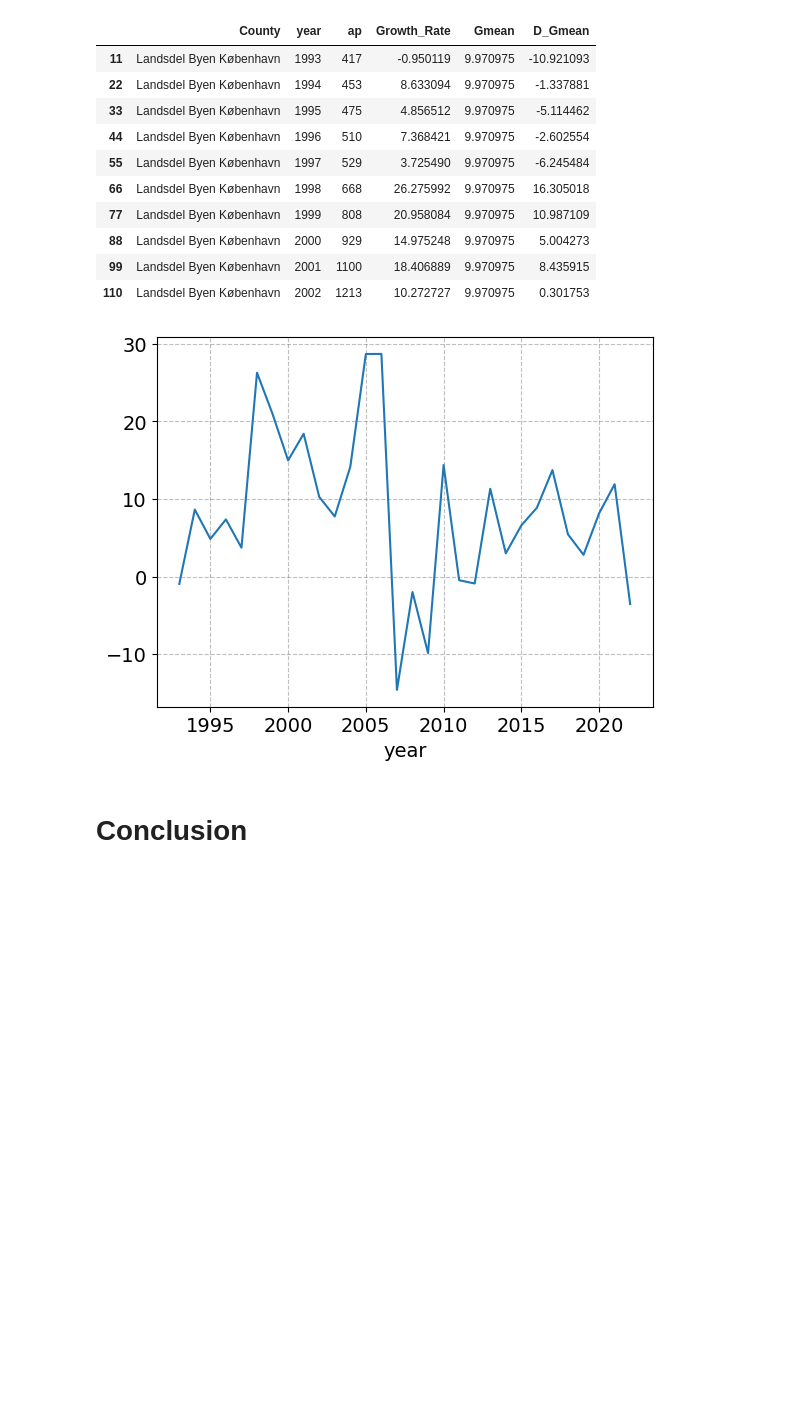
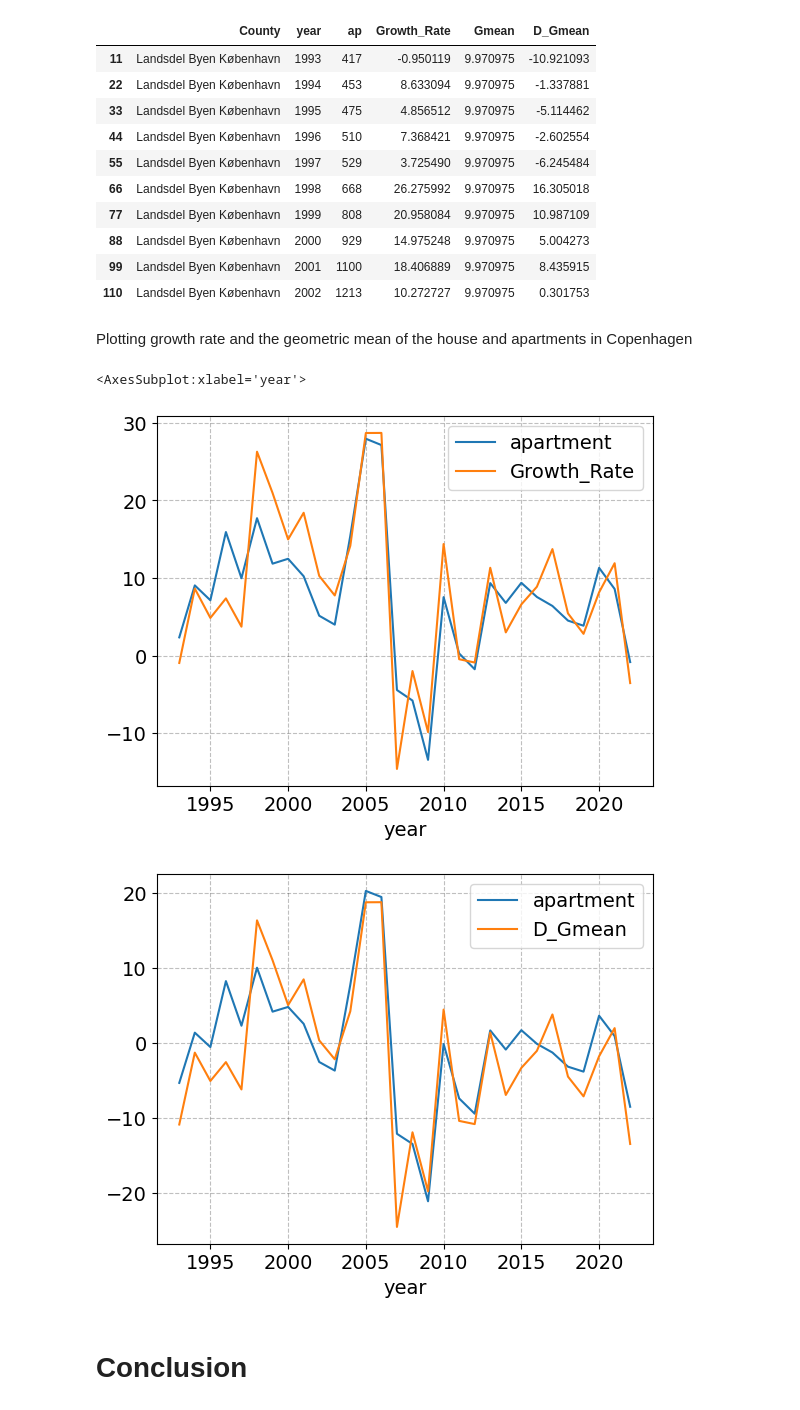
Before and after one commit to NumEconCopenhagen/projects-2023-jps, a Jupyter notebook: dataproject/dataproject.ipynb, the cells around one changed output. Saved outputs shown, nothing was run; the diff lists cells and outputs as text; code cells hidden in the pictures; blank space fills up the shorter version.

```diff
--- a/dataproject/dataproject.ipynb
+++ b/dataproject/dataproject.ipynb
@@ -269,10 +265,10 @@ MAKE FURTHER ANALYSIS. EXPLAIN THE CODE BRIEFLY AND SUMMARIZE THE RESULTS.
 # %%
-# We calculate the growthrate and the geometric mean in houseprices in copenhagen
+# We calculate the growthrate and the geometric mean
 house_københavn['Growth_Rate'] = (house_københavn['house'].pct_change(periods=1) * 100)
 def g_mean(x):
     a = np.log(x)
     return np.exp(a.mean())
-gm1 = g_mean(house_københavn2['Growth_Rate'])
+gm1 = g_mean(house_københavn['Growth_Rate'])
 print ("%.2f" % gm1)
 house_københavn['Gmean'] = gm1
 house_københavn['D_Gmean'] = house_københavn.Growth_Rate - house_københavn.Gmean
@@ -332,7 +323,7 @@ ap_københavn['Growth_Rate'] = ap_københavn['ap'].pct_change(periods=1) * 100
 def g_mean(x):
     a = np.log(x)
     return np.exp(a.mean())
-gm2 = g_mean(ap_københavn2['Growth_Rate'])
+gm2 = g_mean(ap_københavn['Growth_Rate'])
 print ("%.2f" % gm2)
 ap_københavn['Gmean'] = gm2
 ap_københavn['D_Gmean'] = ap_københavn.Growth_Rate - ap_københavn.Gmean
@@ -382,10 +373,18 @@ ap_københavn2.head(10)
 | 88 | Landsdel Byen København | 2000 | 929 | 14.975248 | 9.970975 | 5.004273 |
 | 99 | Landsdel Byen København | 2001 | 1100 | 18.406889 | 9.970975 | 8.435915 |
 | 110 | Landsdel Byen København | 2002 | 1213 | 10.272727 | 9.970975 | 0.301753 |
-# %%
-# We plot the Growth rate in appartment prices in Copenhagen
-ap_københavn2.plot(x='year', y='Growth_Rate', legend=False );
-# %% [output]
-[figure, removed]
+# %% [markdown]
+Plotting growth rate and the geometric mean of the house and apartments in Copenhagen
+# %%
+# Plotting growth rate and the geometric mean
+ax = house_københavn2.plot(x='year', y='Growth_Rate', label = 'apartment')
+ap_københavn2.plot(x='year', y='Growth_Rate', ax=ax)
+
+ax = house_københavn2.plot(x='year', y='D_Gmean', label = 'apartment')
+ap_københavn2.plot(x='year', y='D_Gmean', ax=ax)
+# %% [output]
+<AxesSubplot:xlabel='year'>
+[figure, added]
+[figure, added]
 # %% [markdown]
 # Conclusion
```
Also changed, not shown: parts of 33 cells of this notebook.
